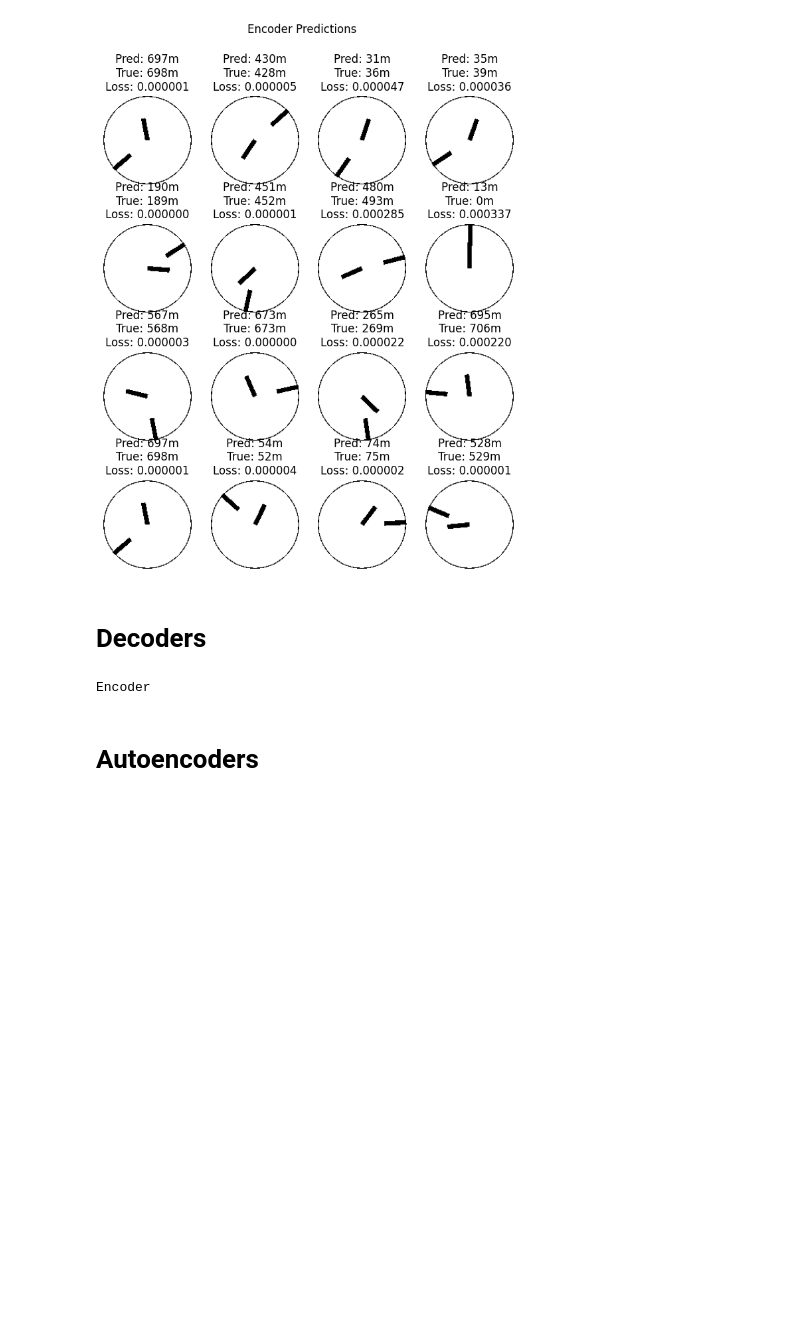
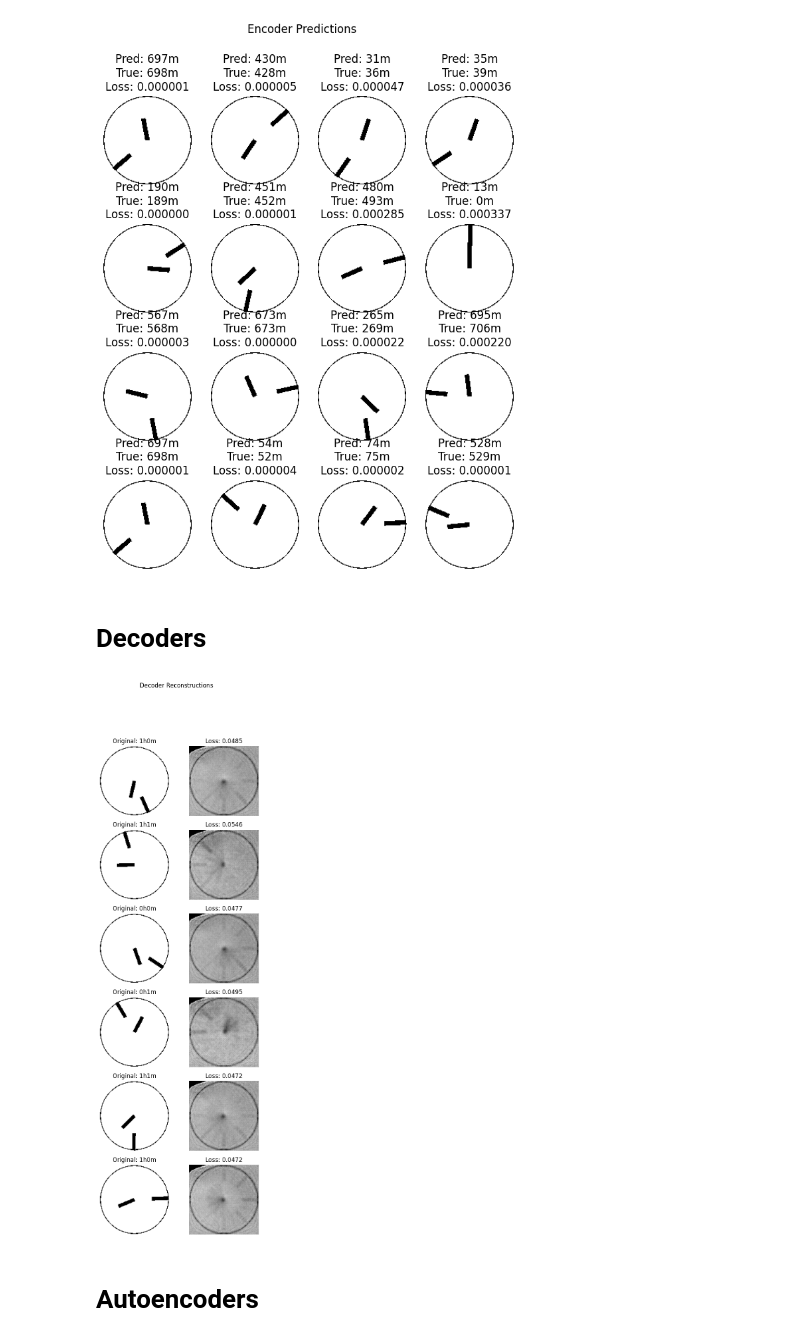
Before and after one commit to uzairname/manifold-learning, a Jupyter notebook: ae.ipynb, the cells around one changed output. Cells and saved outputs as stored; diff of their text form; code cells hidden in the pictures; blank space fills up the shorter version.

```diff
--- a/ae.ipynb
+++ b/ae.ipynb
@@ -37,10 +34,20 @@ visualize_predictions(type_, model, dataloader, latent_dim=LATENT_DIM)
 [figure]
 # %% [markdown]
 # Decoders
-# %%
-visualize_reconstruction(type_, model, dataloader)
-# %% [output]
-Encoder
+# %%
+LATENT_DIM=2
+type_ = "decoder"
+model = load_model(
+  img_size=IMG_SIZE,
+  latent_dim=LATENT_DIM,
+  name="ResNetDecoder",
+  postfix="d17",
+  checkpoint=4
+)
+
+visualize_reconstruction(type_, model, dataloader)
+# %% [output]
+[figure, added]
 # %% [markdown]
 # Autoencoders
 # %%
```
Also changed, not shown: parts of 2 cells of this notebook, 5 other files.
